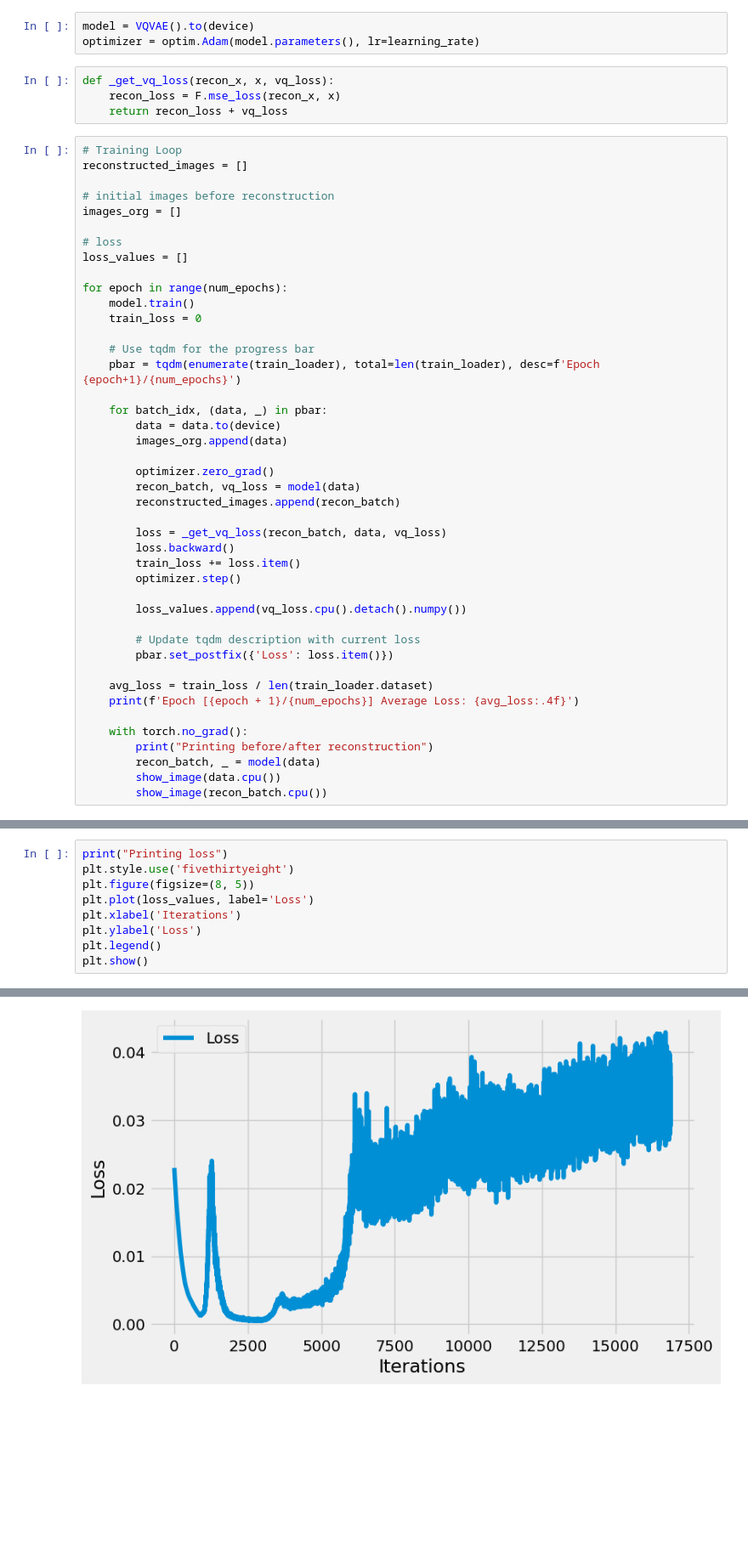
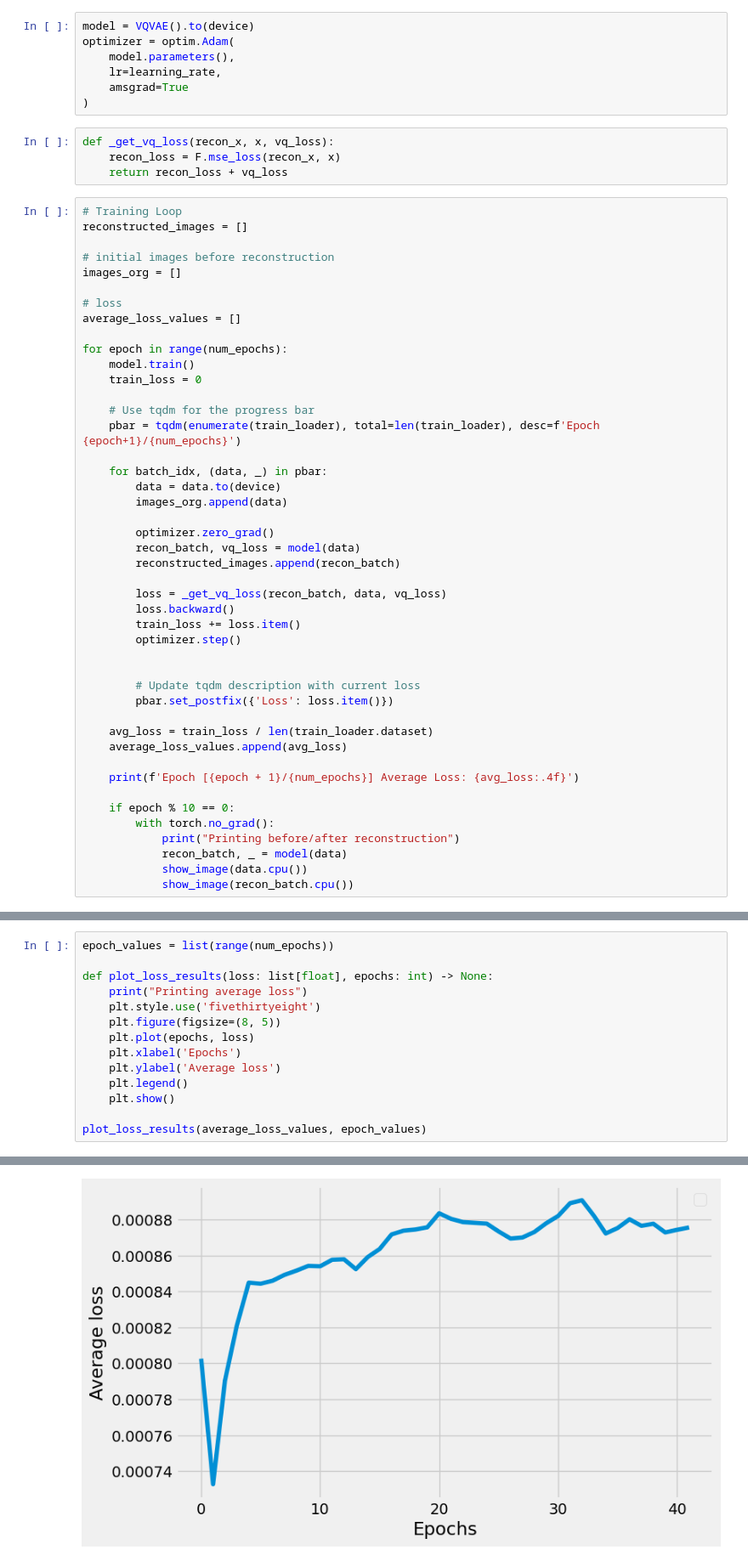
Before and after one commit to pauliusB20/vq-vae-experiments, a Jupyter notebook: notebooks/vq_vae_mnist.ipynb, the cells around one changed output, grey strips where cells are left out. Shown at 85% size. Saved outputs shown, nothing was run; the diff lists cells and outputs as text; blank space fills up the shorter version.

```diff
--- a/notebooks/vq_vae_mnist.ipynb
+++ b/notebooks/vq_vae_mnist.ipynb
@@ -133,7 +142,11 @@ class VQVAE(nn.Module):
         return x_recon, vq_loss
 # %%
 model = VQVAE().to(device)
-optimizer = optim.Adam(model.parameters(), lr=learning_rate)
+optimizer = optim.Adam(
+    model.parameters(),
+    lr=learning_rate,
+    amsgrad=True
+)
 # %%
 def _get_vq_loss(recon_x, x, vq_loss):
     recon_loss = F.mse_loss(recon_x, x)
@@ -146,7 +159,7 @@ reconstructed_images = []
 images_org = []
 
 # loss
-loss_values = []
+average_loss_values = []
 
 for epoch in range(num_epochs):
     model.train()
@@ -168,17 +181,19 @@ for epoch in range(num_epochs):
         train_loss += loss.item()
         optimizer.step()
 
-        loss_values.append(vq_loss.cpu().detach().numpy())
 
         # Update tqdm description with current loss
         pbar.set_postfix({'Loss': loss.item()})
 
     avg_loss = train_loss / len(train_loader.dataset)
+    average_loss_values.append(avg_loss)
+
     print(f'Epoch [{epoch + 1}/{num_epochs}] Average Loss: {avg_loss:.4f}')
 
-    with torch.no_grad():
-        print("Printing before/after reconstruction")
-        recon_batch, _ = model(data)
-        show_image(data.cpu())
-        show_image(recon_batch.cpu())
+    if epoch % 10 == 0:
+        with torch.no_grad():
+            print("Printing before/after reconstruction")
+            recon_batch, _ = model(data)
+            show_image(data.cpu())
+            show_image(recon_batch.cpu())
 # %% [output]
@@ -219,10 +215,15 @@ Plotting image shape: torch.Size([1, 26, 26])
 # %%
-print("Printing loss")
-plt.style.use('fivethirtyeight')
-plt.figure(figsize=(8, 5))
-plt.plot(loss_values, label='Loss')
-plt.xlabel('Iterations')
-plt.ylabel('Loss')
-plt.legend()
-plt.show()
+epoch_values = list(range(num_epochs))
+
+def plot_loss_results(loss: list[float], epochs: int) -> None:
+    print("Printing average loss")
+    plt.style.use('fivethirtyeight')
+    plt.figure(figsize=(8, 5))
+    plt.plot(epochs, loss)
+    plt.xlabel('Epochs')
+    plt.ylabel('Average loss')
+    plt.legend()
+    plt.show()
+
+plot_loss_results(average_loss_values, epoch_values)
 # %% [output]
@@ -230 +231 @@ Printing loss
-[figure, old version]
+[figure, new version]
```
Also changed, not shown: parts of 6 cells of this notebook, 3 other files.
